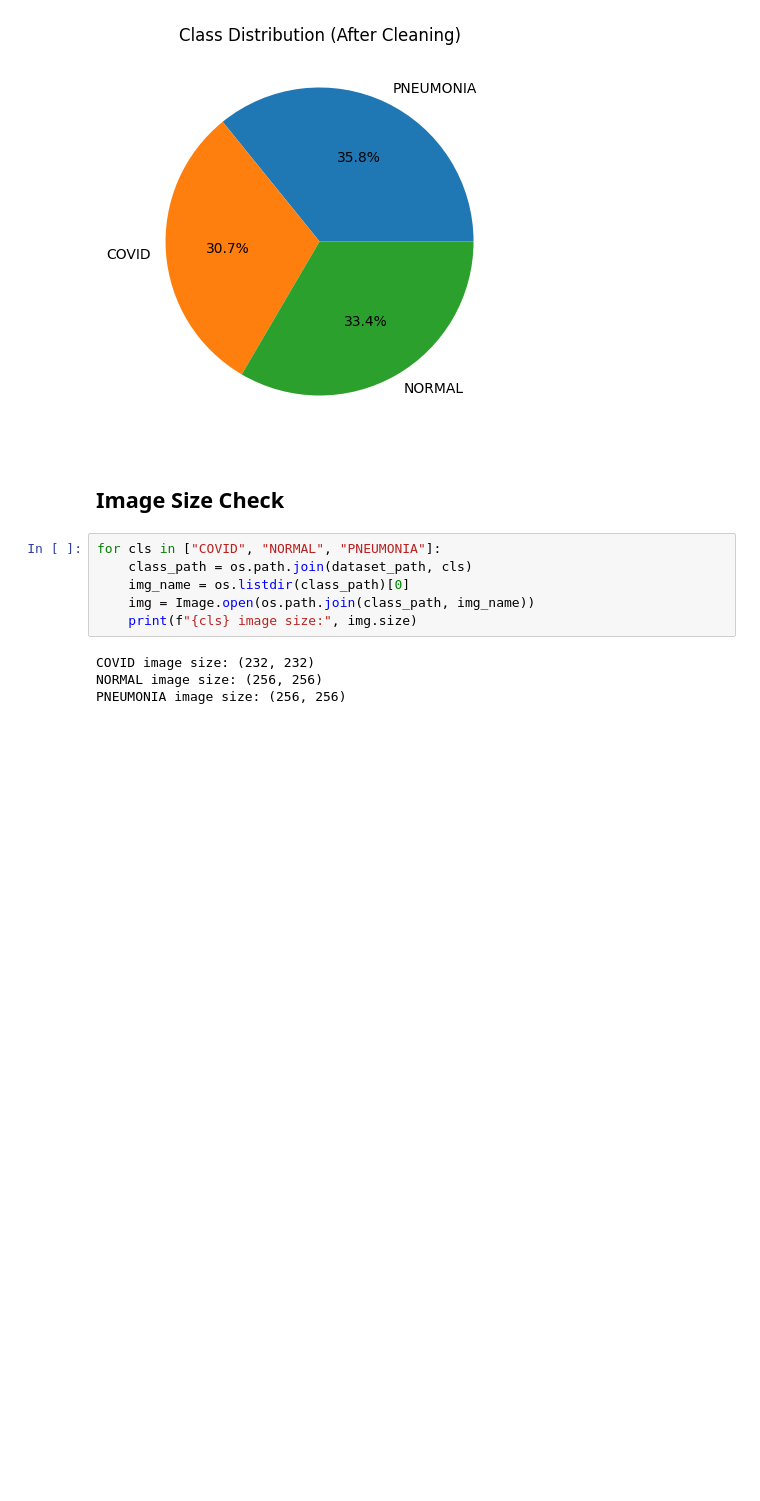
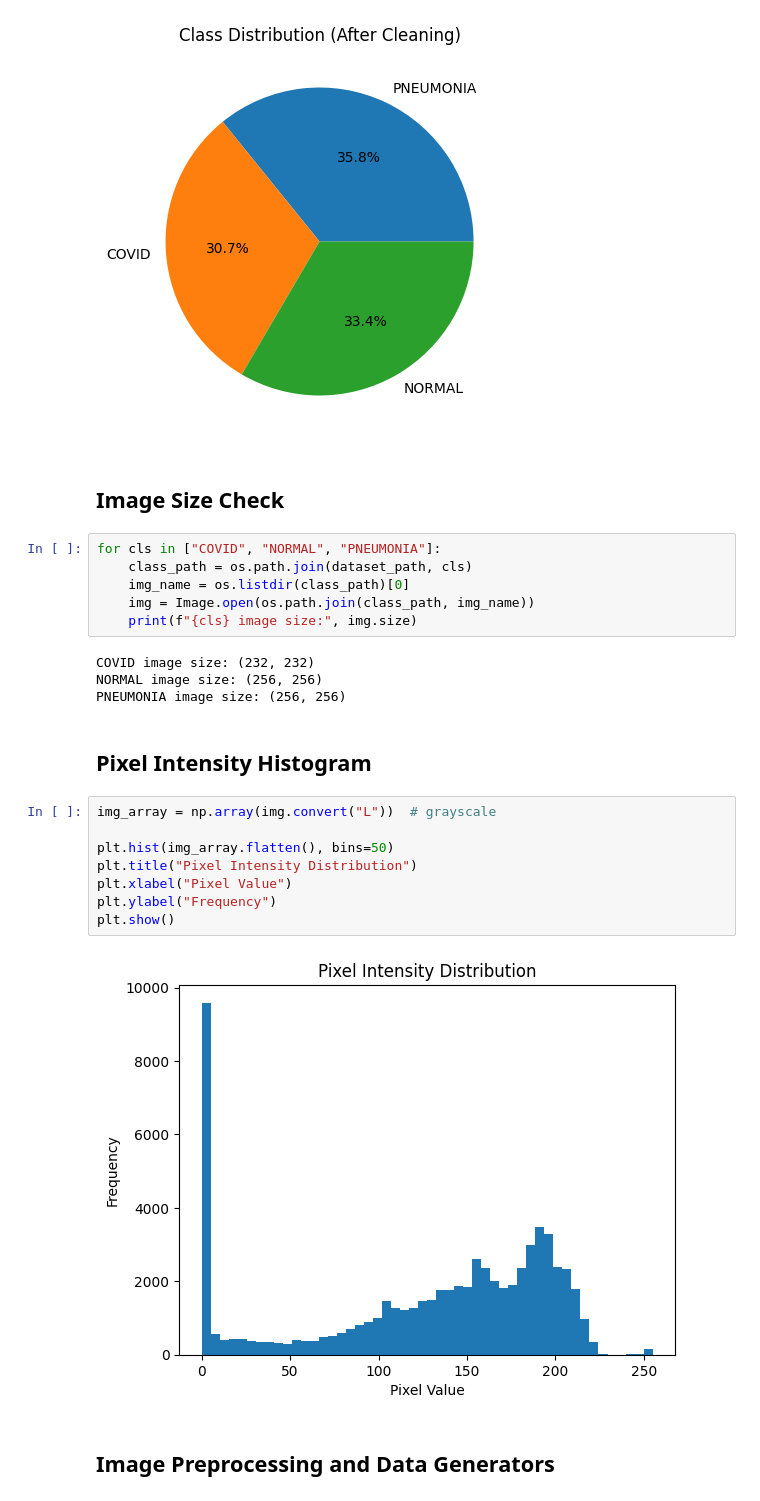
Before and after one commit to RAVIAPTISWETHA/COVID-19-Detection-from-Chest-X-ray-Images-Using-CNN-, a Jupyter notebook: COVID_19_DETECTIOIN_FROM_CHEST_X_RAY_IMAGES_USING_CNN.ipynb, the cells around one changed output. Saved outputs shown, nothing was run; the diff lists cells and outputs as text; blank space fills up the shorter version.

```diff
--- a/COVID_19_DETECTIOIN_FROM_CHEST_X_RAY_IMAGES_USING_CNN.ipynb
+++ b/COVID_19_DETECTIOIN_FROM_CHEST_X_RAY_IMAGES_USING_CNN.ipynb
@@ -252,3 +252,17 @@ for cls in ["COVID", "NORMAL", "PNEUMONIA"]:
 COVID image size: (232, 232)
 NORMAL image size: (256, 256)
 PNEUMONIA image size: (256, 256)
+# %% [markdown]
+## Pixel Intensity Histogram
+# %%
+img_array = np.array(img.convert("L"))  # grayscale
+
+plt.hist(img_array.flatten(), bins=50)
+plt.title("Pixel Intensity Distribution")
+plt.xlabel("Pixel Value")
+plt.ylabel("Frequency")
+plt.show()
+# %% [output]
+[figure, added]
+# %% [markdown]
+## Image Preprocessing and Data Generators
```
Also changed, not shown: parts of 1 cell of this notebook.
